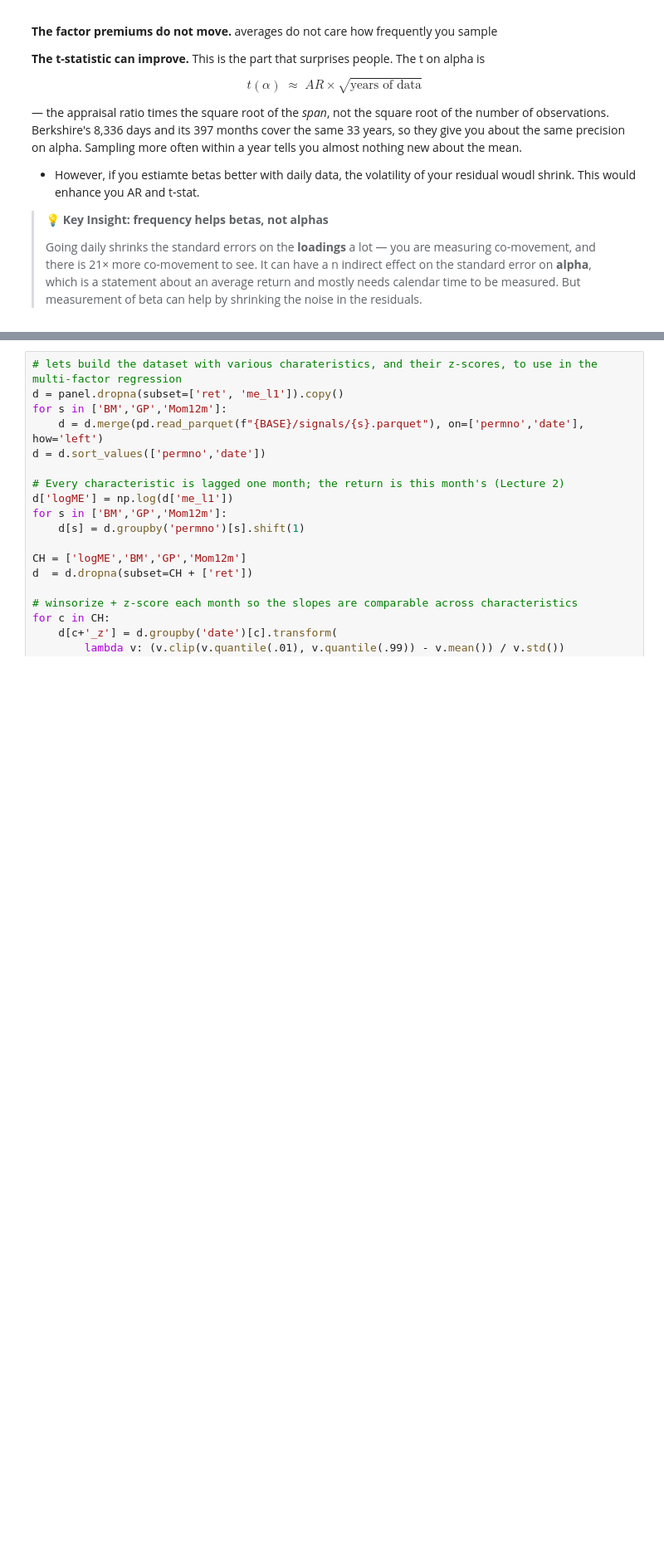
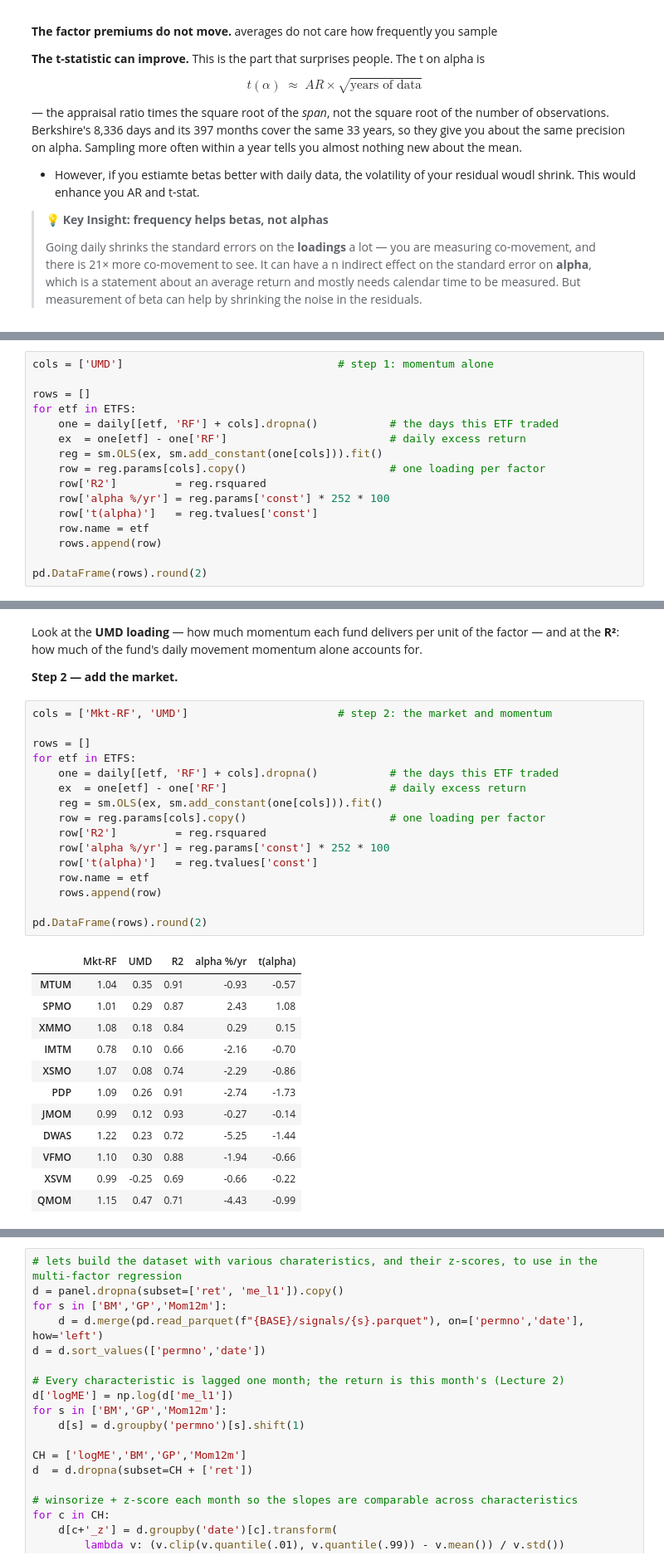
Before and after one commit to amoreira2/UG54, a Jupyter notebook: chapters/Finance/L6_MultiFactor_AI.ipynb, the cells around one changed output, grey strips where cells are left out. Shown at 83% size. Cells and saved outputs as stored; diff of their text form; blank space fills up the shorter version.

```diff
--- a/chapters/Finance/L6_MultiFactor_AI.ipynb
+++ b/chapters/Finance/L6_MultiFactor_AI.ipynb
@@ -440,0 +569,16 @@ This would enhance you AR and t-stat.
+# %%
+cols = ['UMD']                                 # step 1: momentum alone
+
+rows = []
+for etf in ETFS:
+    one = daily[[etf, 'RF'] + cols].dropna()           # the days this ETF traded
+    ex  = one[etf] - one['RF']                         # daily excess return
+    reg = sm.OLS(ex, sm.add_constant(one[cols])).fit()
+    row = reg.params[cols].copy()                      # one loading per factor
+    row['R2']         = reg.rsquared
+    row['alpha %/yr'] = reg.params['const'] * 252 * 100
+    row['t(alpha)']   = reg.tvalues['const']
+    row.name = etf
+    rows.append(row)
+
+pd.DataFrame(rows).round(2)
@@ -440,0 +598,35 @@ This would enhance you AR and t-stat.
+# %% [markdown]
+Look at the **UMD loading** — how much momentum each fund delivers per unit of the
+factor — and at the **R²**: how much of the fund's daily movement momentum alone
+accounts for.
+
+**Step 2 — add the market.**
+# %%
+cols = ['Mkt-RF', 'UMD']                       # step 2: the market and momentum
+
+rows = []
+for etf in ETFS:
+    one = daily[[etf, 'RF'] + cols].dropna()           # the days this ETF traded
+    ex  = one[etf] - one['RF']                         # daily excess return
+    reg = sm.OLS(ex, sm.add_constant(one[cols])).fit()
+    row = reg.params[cols].copy()                      # one loading per factor
+    row['R2']         = reg.rsquared
+    row['alpha %/yr'] = reg.params['const'] * 252 * 100
+    row['t(alpha)']   = reg.tvalues['const']
+    row.name = etf
+    rows.append(row)
+
+pd.DataFrame(rows).round(2)
+# %% [output]
+|  | Mkt-RF | UMD | R2 | alpha %/yr | t(alpha) |
+| MTUM | 1.04 | 0.35 | 0.91 | -0.93 | -0.57 |
+| SPMO | 1.01 | 0.29 | 0.87 | 2.43 | 1.08 |
+| XMMO | 1.08 | 0.18 | 0.84 | 0.29 | 0.15 |
+| IMTM | 0.78 | 0.10 | 0.66 | -2.16 | -0.70 |
+| XSMO | 1.07 | 0.08 | 0.74 | -2.29 | -0.86 |
+| PDP | 1.09 | 0.26 | 0.91 | -2.74 | -1.73 |
+| JMOM | 0.99 | 0.12 | 0.93 | -0.27 | -0.14 |
+| DWAS | 1.22 | 0.23 | 0.72 | -5.25 | -1.44 |
+| VFMO | 1.10 | 0.30 | 0.88 | -1.94 | -0.66 |
+| XSVM | 0.99 | -0.25 | 0.69 | -0.66 | -0.22 |
+| QMOM | 1.15 | 0.47 | 0.71 | -4.43 | -0.99 |
```
Also changed, not shown: parts of 17 cells of this notebook, 2 other files.
